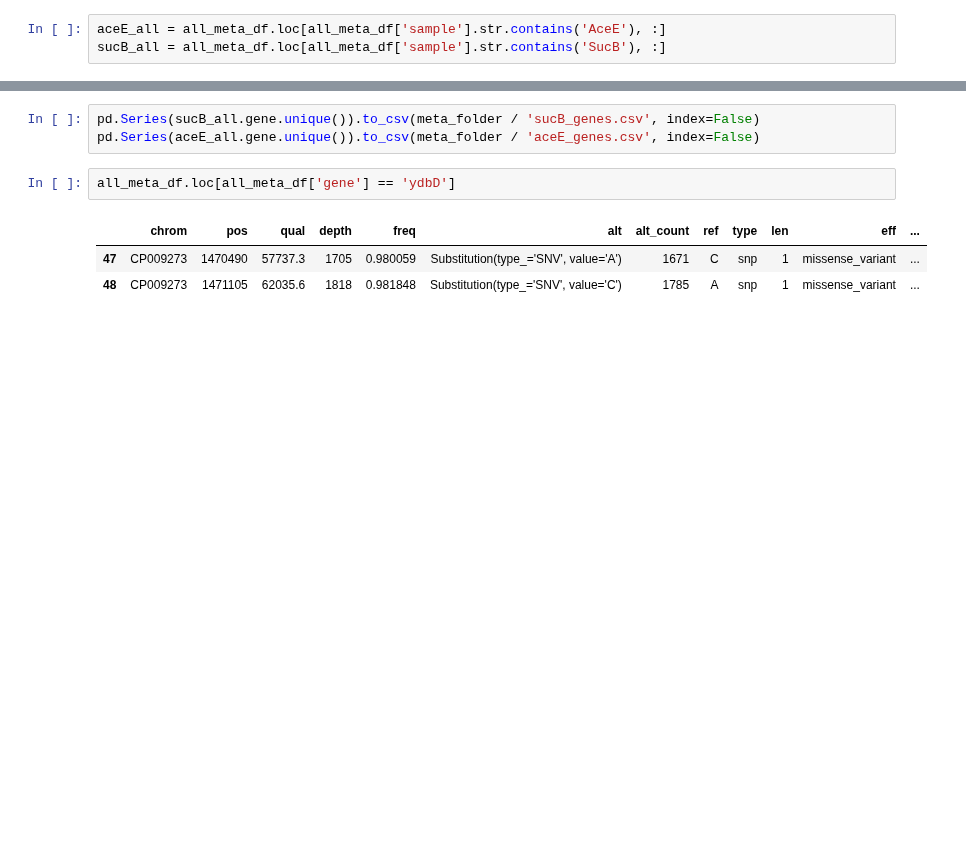
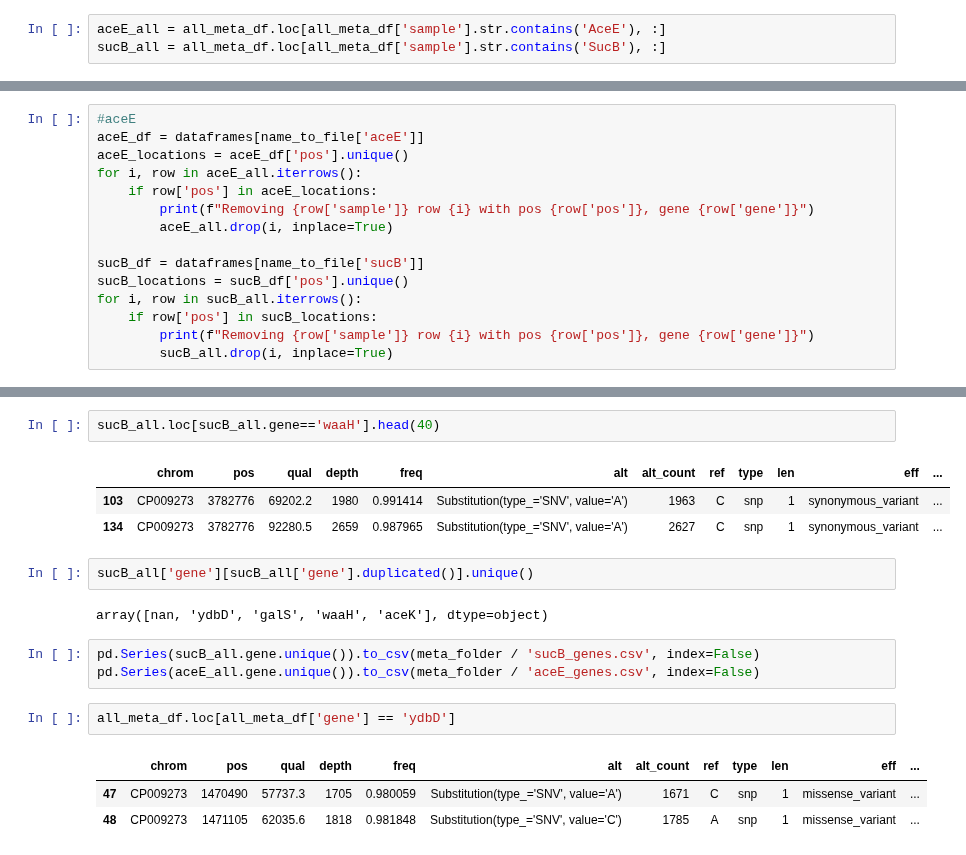
Before and after one commit to sulheim/metabolite-release, a Jupyter notebook: notebooks/3_chemostat/3C_print_genome_analyses.ipynb, the cells around one changed output, grey strips where cells are left out. Drawn from its saved outputs; the diff is of its cells as text; blank space fills up the shorter version.

```diff
--- a/notebooks/3_chemostat/3C_print_genome_analyses.ipynb
+++ b/notebooks/3_chemostat/3C_print_genome_analyses.ipynb
@@ -131,0 +139,15 @@ all_meta_df.loc[all_meta_df.gene.duplicated()&all_meta_df.gene.notna()]
+# %%
+#aceE
+aceE_df = dataframes[name_to_file['aceE']]
+aceE_locations = aceE_df['pos'].unique()
+for i, row in aceE_all.iterrows():
+    if row['pos'] in aceE_locations:
+        print(f"Removing {row['sample']} row {i} with pos {row['pos']}, gene {row['gene']}")
+        aceE_all.drop(i, inplace=True)
+
+sucB_df = dataframes[name_to_file['sucB']]
+sucB_locations = sucB_df['pos'].unique()
+for i, row in sucB_all.iterrows():
+    if row['pos'] in sucB_locations:
+        print(f"Removing {row['sample']} row {i} with pos {row['pos']}, gene {row['gene']}")
+        sucB_all.drop(i, inplace=True)
@@ -137,6 +170,16 @@ unique_duplicated_genes = all_meta_df['gene'][all_meta_df['gene'].duplicated()].
 print(unique_duplicated_genes)
 # %% [output]
 [nan 'ydbD' 'galS' 'waaH' 'aceK' 'ldhA' 'ynfM' 'ilvG']
+# %%
+sucB_all.loc[sucB_all.gene=='waaH'].head(40)
+# %% [output]
+|  | chrom | pos | qual | depth | freq | alt | alt_count | ref | type | len | eff | ... |
+| 103 | CP009273 | 3782776 | 69202.2 | 1980 | 0.991414 | Substitution(type_='SNV', value='A') | 1963 | C | snp | 1 | synonymous_variant | ... |
+| 134 | CP009273 | 3782776 | 92280.5 | 2659 | 0.987965 | Substitution(type_='SNV', value='A') | 2627 | C | snp | 1 | synonymous_variant | ... |
+# %%
+sucB_all['gene'][sucB_all['gene'].duplicated()].unique()
+# %% [output]
+array([nan, 'ydbD', 'galS', 'waaH', 'aceK'], dtype=object)
 # %%
 pd.Series(sucB_all.gene.unique()).to_csv(meta_folder / 'sucB_genes.csv', index=False)
 pd.Series(aceE_all.gene.unique()).to_csv(meta_folder / 'aceE_genes.csv', index=False)
```
Also changed, not shown: parts of 12 cells of this notebook, 2 other files.
